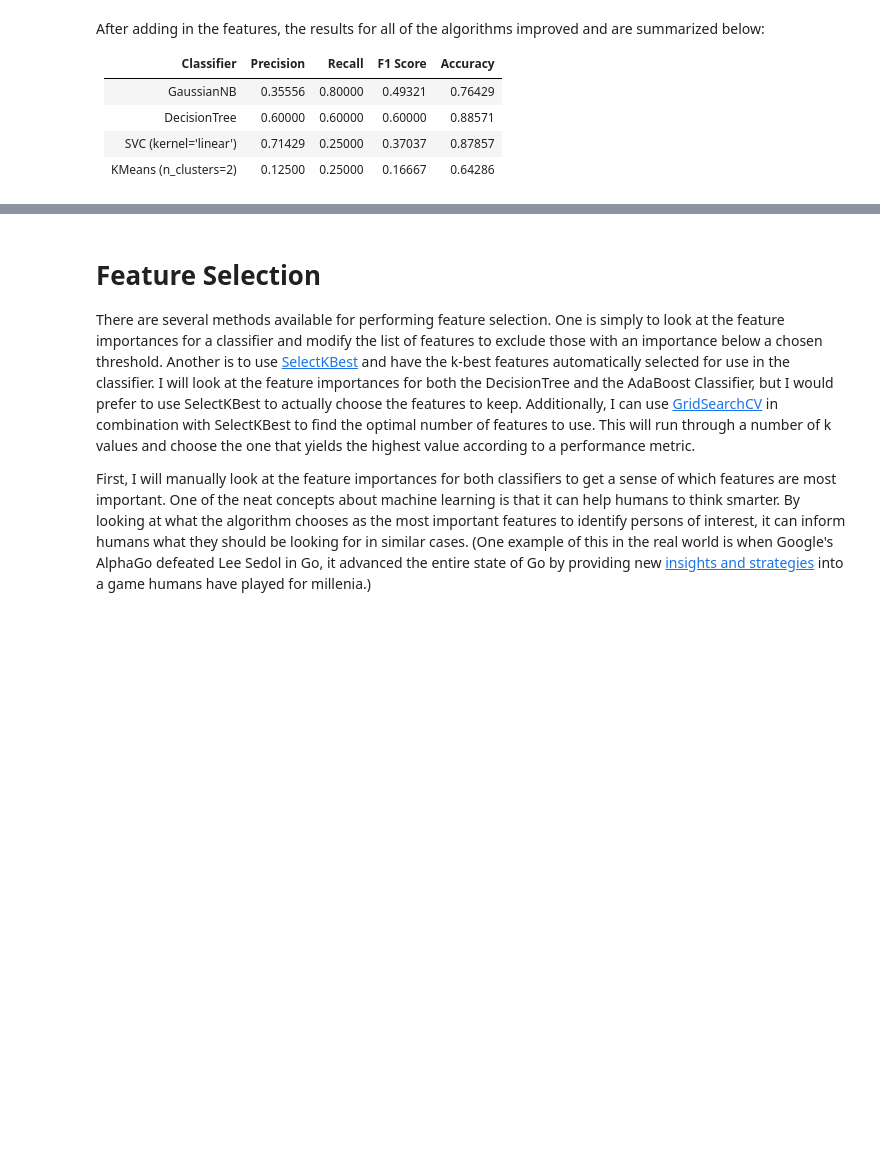
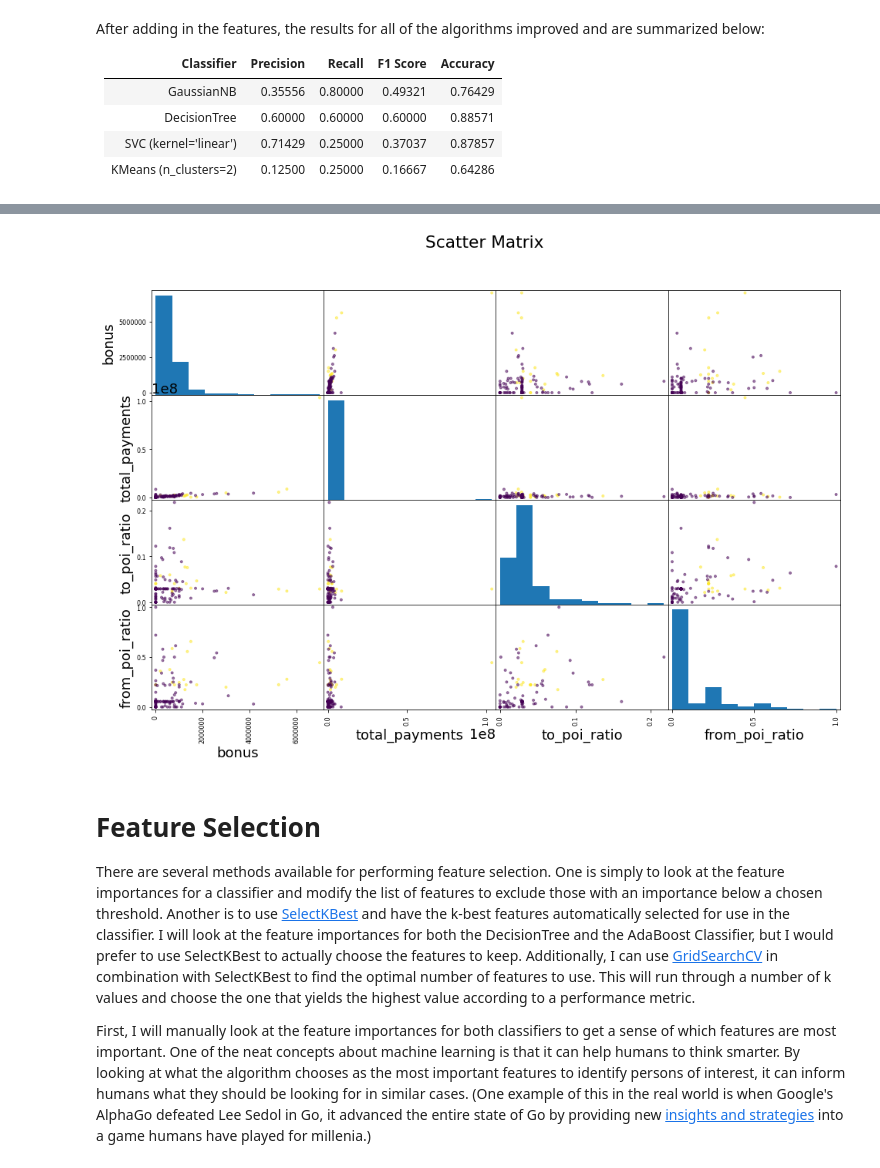
Before and after one commit to WillKoehrsen/ud120-projects, a Jupyter notebook: final_project/Enron_Machine_Learning_with_Python.ipynb, the cells around one changed output, grey strips where cells are left out. Cells and saved outputs as stored; diff of their text form; code cells hidden in the pictures; blank space fills up the shorter version.

```diff
--- a/final_project/Enron_Machine_Learning_with_Python.ipynb
+++ b/final_project/Enron_Machine_Learning_with_Python.ipynb
@@ -371,3 +389,10 @@ The F1 score for the decision tree is stil the highest followed by the Gaussian
+# %%
+from pandas.tools.plotting import scatter_matrix
+features_to_plot = ['bonus',  'total_payments', 'to_poi_ratio', 'from_poi_ratio']
+scatter_matrix(df[features_to_plot], figsize=(16,10), c=df['poi']);
+plt.suptitle('Scatter Matrix');
+# %% [output]
+[figure, added]
 # %% [markdown]
 <h1> Feature Selection </h1>
 
```
Also changed, not shown: parts of 46 cells of this notebook, 1 other file.
